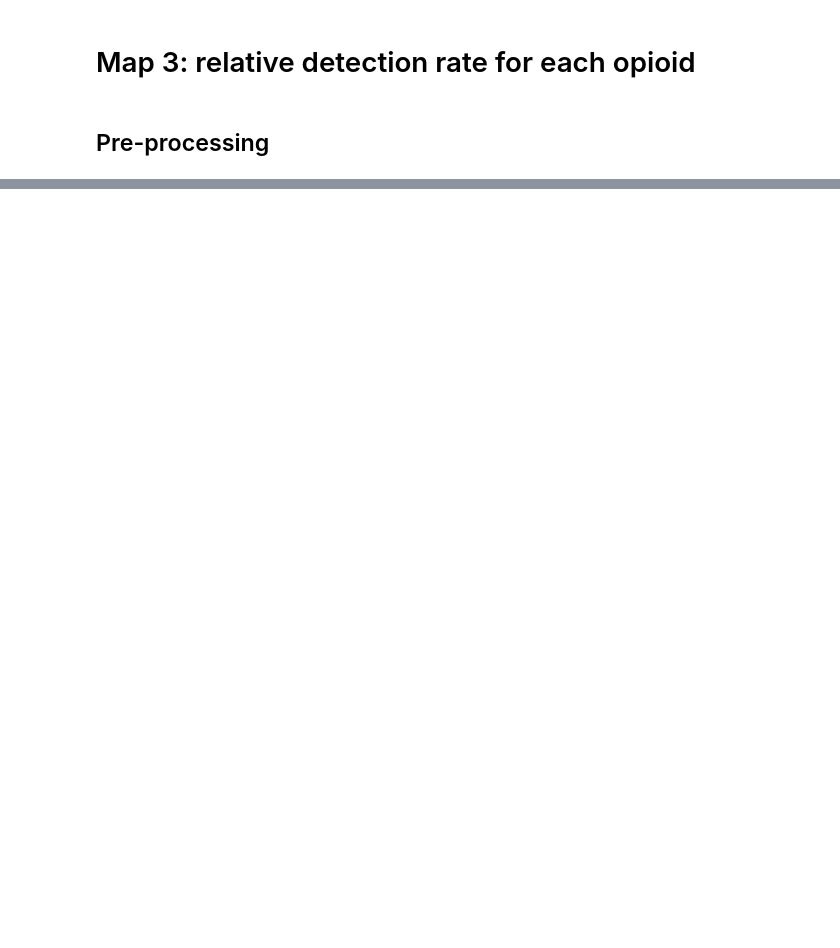
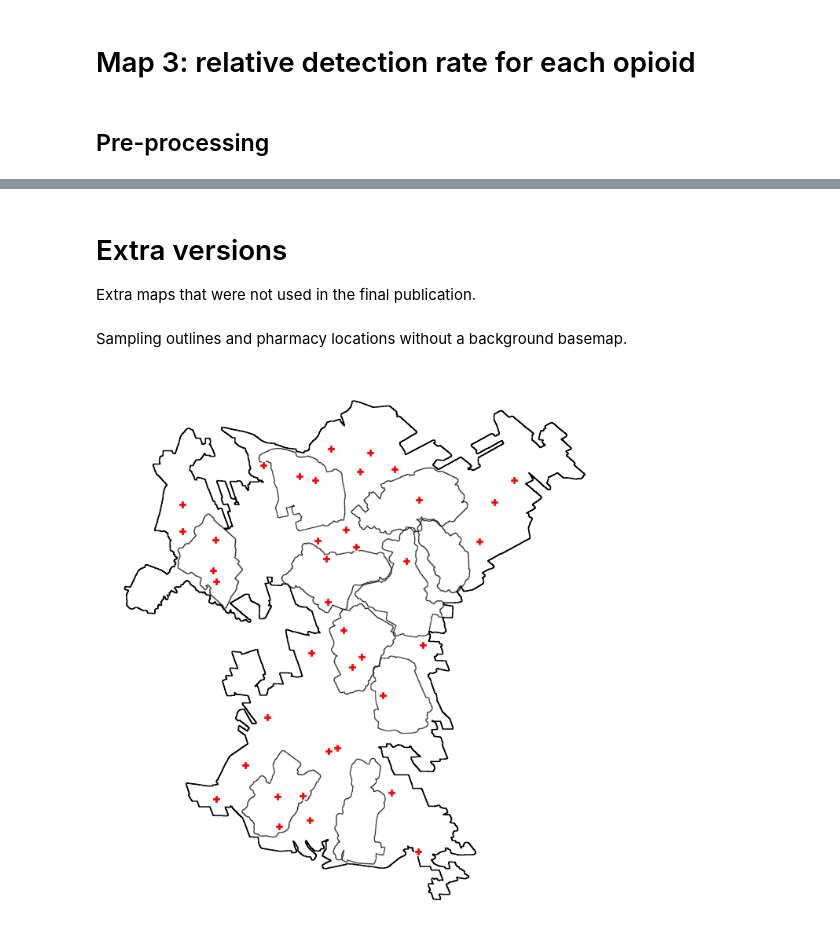
Before and after one commit to biobotanalytics/gis-snapshot-opioids-public, a Jupyter notebook: src/2020-01-27.final_plots.ipynb, the cells around one changed output, grey strips where cells are left out. Saved outputs shown, nothing was run; the diff lists cells and outputs as text; code cells hidden in the pictures; blank space fills up the shorter version.

```diff
--- a/src/2020-01-27.final_plots.ipynb
+++ b/src/2020-01-27.final_plots.ipynb
@@ -401,0 +442,36 @@ fig.savefig('../plots/map3.heatmaps_horizontal.png', dpi=300, transparent=True)
+# %% [markdown]
+# Extra versions
+
+Extra maps that were not used in the final publication.
+# %% [markdown]
+Sampling outlines and pharmacy locations without a background basemap.
+# %%
+# Set up fig
+fig, ax = plt.subplots(figsize=(10, 10))
+
+# Plot city outline
+ax = city.query('Catchment_ID == "city_outline"').boundary.plot(edgecolor='black', ax=ax)
+
+# Plot catchment outlines
+# Transparent white facecolor
+ax = city.query('Catchment_ID != "city_outline"').boundary.plot(
+    edgecolor=None, facecolor='white', alpha=0.3,
+    ax=ax)
+# Black outline
+ax = city.query('Catchment_ID != "city_outline"').boundary.plot(
+    edgecolor='black', linewidth=0.5,
+    ax=ax)
+
+# Add pharmacies
+pharm.plot(
+    ax=ax, marker='P', markersize=120,
+    color='red', edgecolors='white', linewidths=1.25,
+    zorder=20 # to force these to be on top
+)
+
+ax.set_axis_off()
+
+fig.tight_layout()
+fig.savefig('../plots/map1.sampling-locations-pharmacies.no_background.png', dpi=300, transparent=True, bbox_inches='tight')
+# %% [output]
+[figure, added]
```
Also changed, not shown: parts of 17 cells of this notebook.
